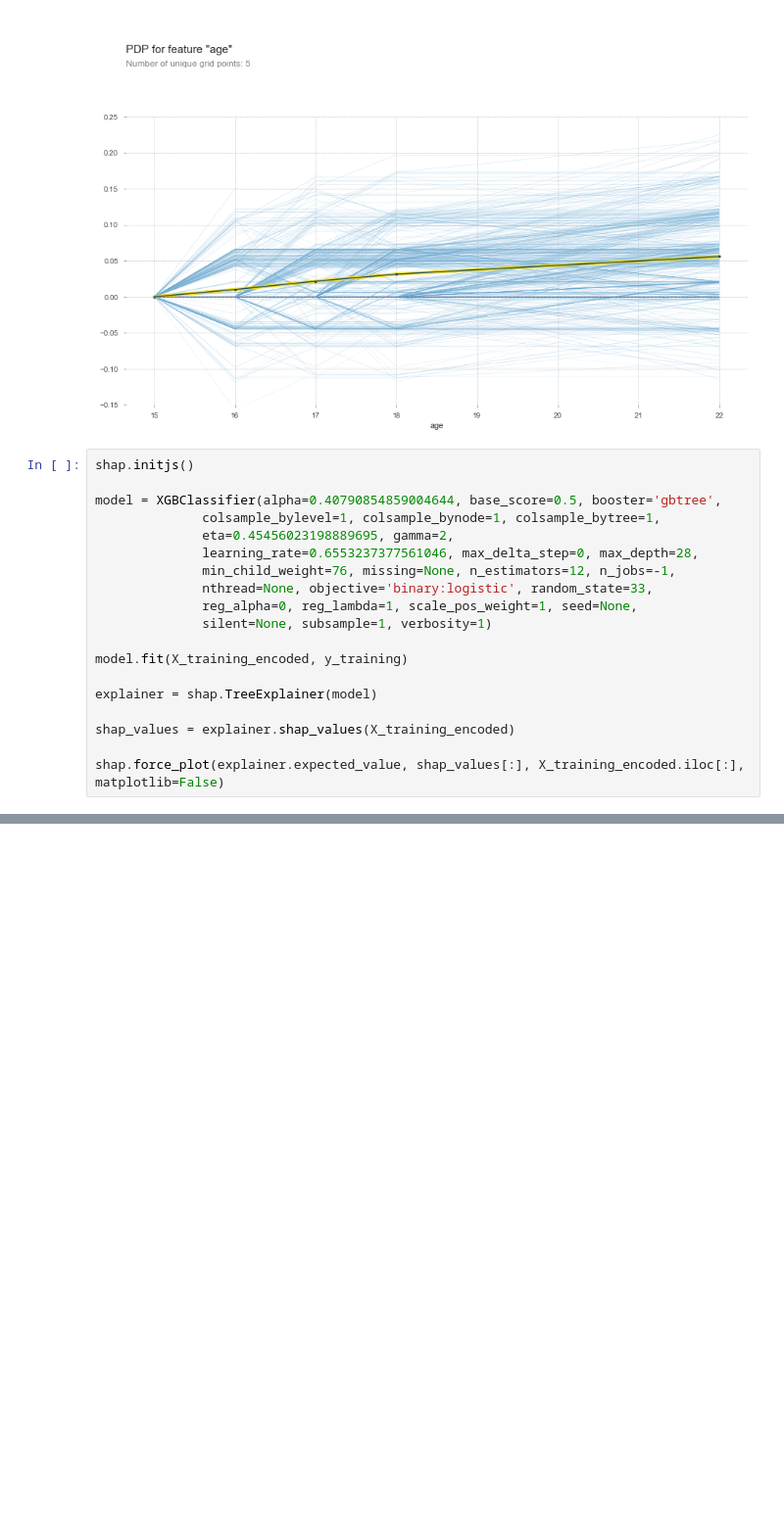
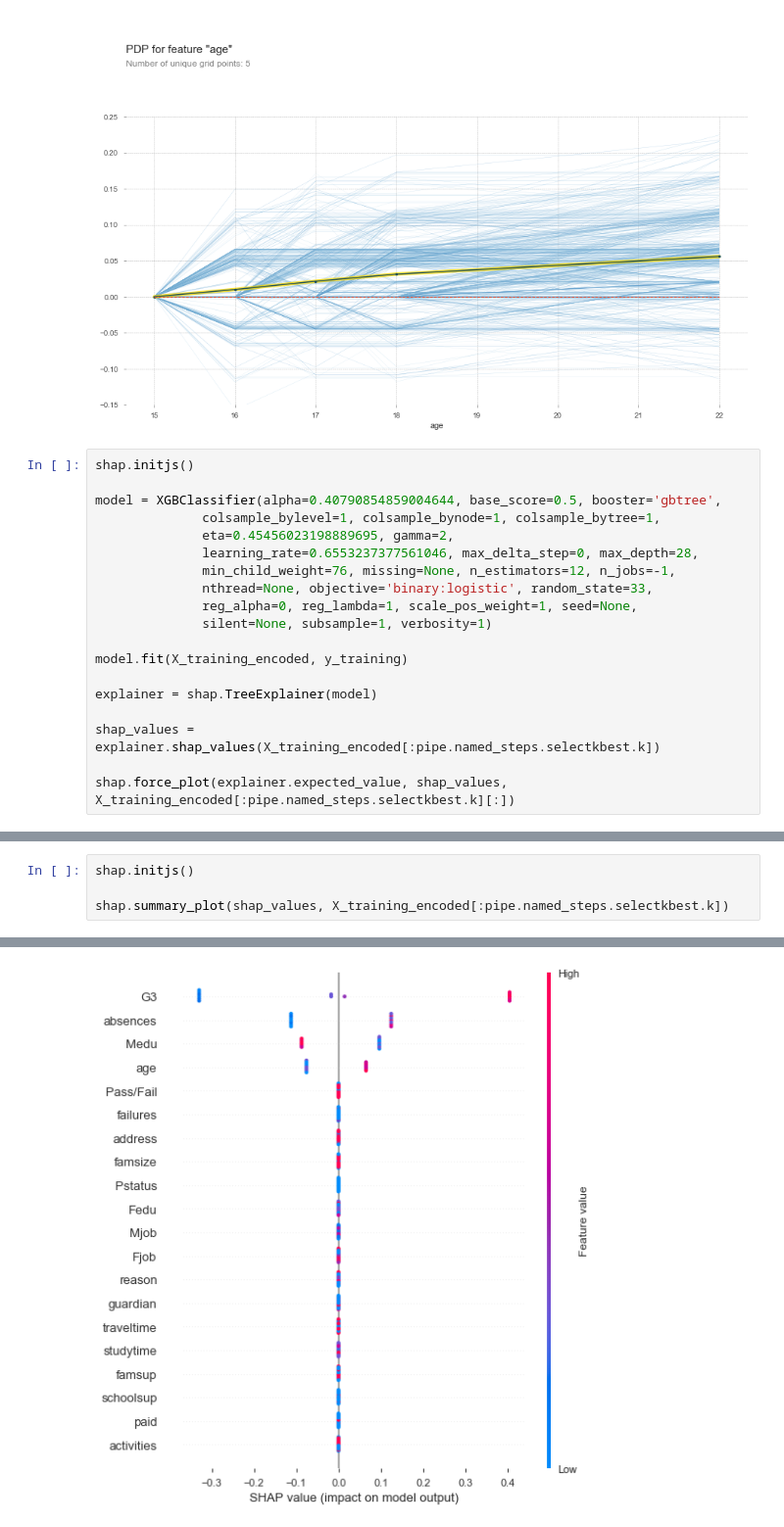
Before and after one commit to bloominstituteoftechnology/DS-Unit-2-Applied-Modeling, a Jupyter notebook: module4-model-interpretation/LS_DS_234_assignment.ipynb, the cells around one changed output, grey strips where cells are left out. Shown at 98% size. Saved outputs shown, nothing was run; the diff lists cells and outputs as text; blank space fills up the shorter version.

```diff
--- a/module4-model-interpretation/LS_DS_234_assignment.ipynb
+++ b/module4-model-interpretation/LS_DS_234_assignment.ipynb
@@ -271,9 +256,14 @@ model.fit(X_training_encoded, y_training)
 
 explainer = shap.TreeExplainer(model)
 
-shap_values = explainer.shap_values(X_training_encoded)
+shap_values = explainer.shap_values(X_training_encoded[:pipe.named_steps.selectkbest.k])
 
-shap.force_plot(explainer.expected_value, shap_values[:], X_training_encoded.iloc[:], matplotlib=False)
+shap.force_plot(explainer.expected_value, shap_values, X_training_encoded[:pipe.named_steps.selectkbest.k][:])
 # %% [output]
 [interactive output not drawn]
 [interactive output not drawn]
+# %%
+shap.initjs()
+
+shap.summary_plot(shap_values, X_training_encoded[:pipe.named_steps.selectkbest.k])
+# %% [output]
@@ -279,0 +271 @@ shap.force_plot(explainer.expected_value, shap_values[:], X_training_encoded.ilo
+[figure, added]
```
Also changed, not shown: parts of 5 cells of this notebook.
